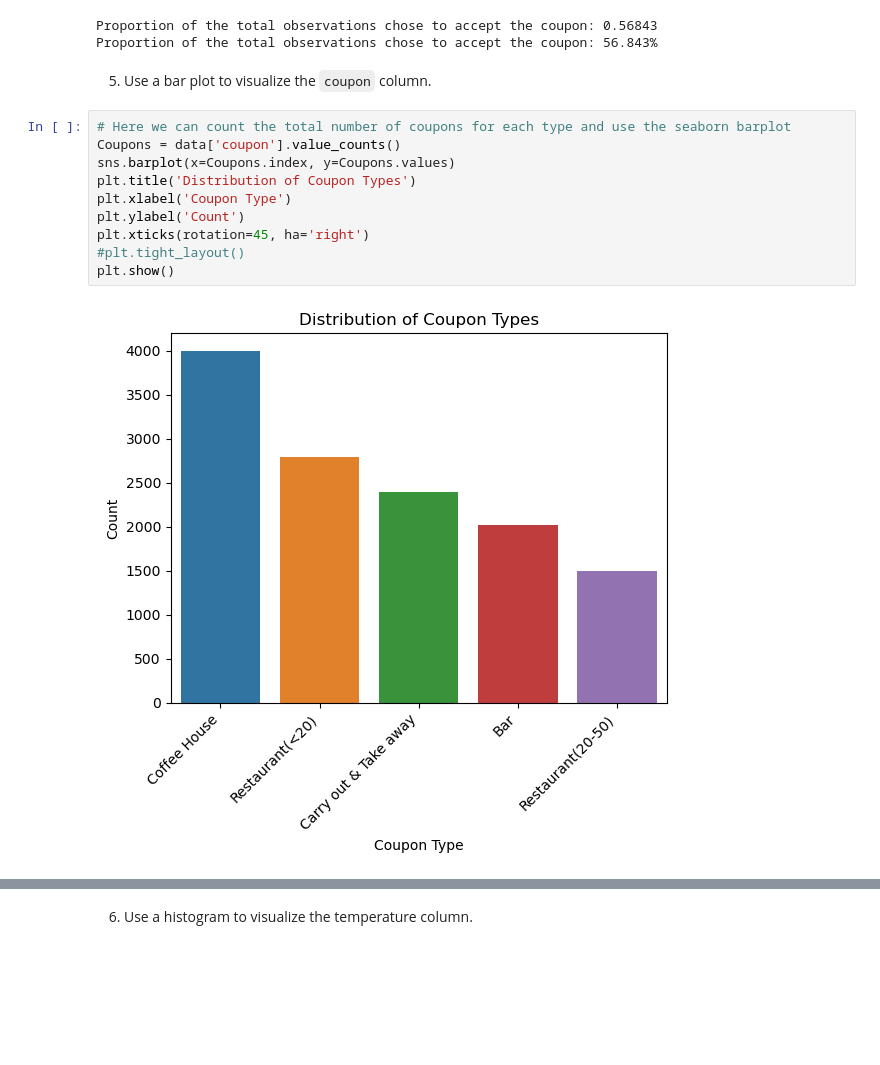
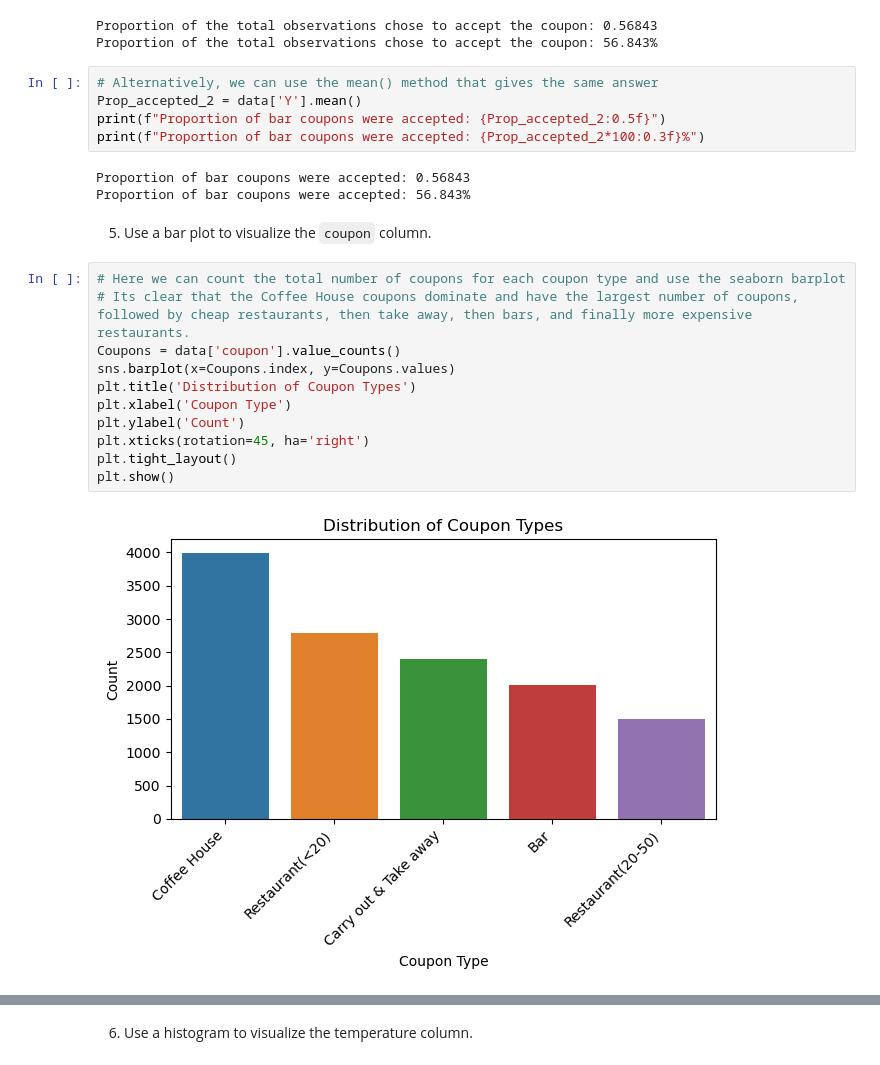
Before and after one commit to zaboush/Model_5_Assignment_5p1, a Jupyter notebook: prompt.ipynb, the cells around one changed output, grey strips where cells are left out. Drawn from its saved outputs; the diff is of its cells as text; blank space fills up the shorter version.

```diff
--- a/prompt.ipynb
+++ b/prompt.ipynb
@@ -189,18 +153,27 @@ print(f"Proportion of the total observations chose to accept the coupon: {Prop_a
 # %% [output]
 Proportion of the total observations chose to accept the coupon: 0.56843
 Proportion of the total observations chose to accept the coupon: 56.843%
+# %%
+# Alternatively, we can use the mean() method that gives the same answer
+Prop_accepted_2 = data['Y'].mean()
+print(f"Proportion of bar coupons were accepted: {Prop_accepted_2:0.5f}")
+print(f"Proportion of bar coupons were accepted: {Prop_accepted_2*100:0.3f}%")
+# %% [output]
+Proportion of bar coupons were accepted: 0.56843
+Proportion of bar coupons were accepted: 56.843%
 # %% [markdown]
 5. Use a bar plot to visualize the `coupon` column.
 # %%
-# Here we can count the total number of coupons for each type and use the seaborn barplot
+# Here we can count the total number of coupons for each coupon type and use the seaborn barplot
+# Its clear that the Coffee House coupons dominate and have the largest number of coupons, followed by cheap restaurants, then take away, then bars, and finally more expensive restaurants.
 Coupons = data['coupon'].value_counts()
 sns.barplot(x=Coupons.index, y=Coupons.values)
 plt.title('Distribution of Coupon Types')
 plt.xlabel('Coupon Type')
 plt.ylabel('Count')
 plt.xticks(rotation=45, ha='right')
-#plt.tight_layout()
+plt.tight_layout()
 plt.show()
 # %% [output]
-[figure, old version]
+[figure, new version]
 # %%
```
Also changed, not shown: parts of 14 cells of this notebook.
